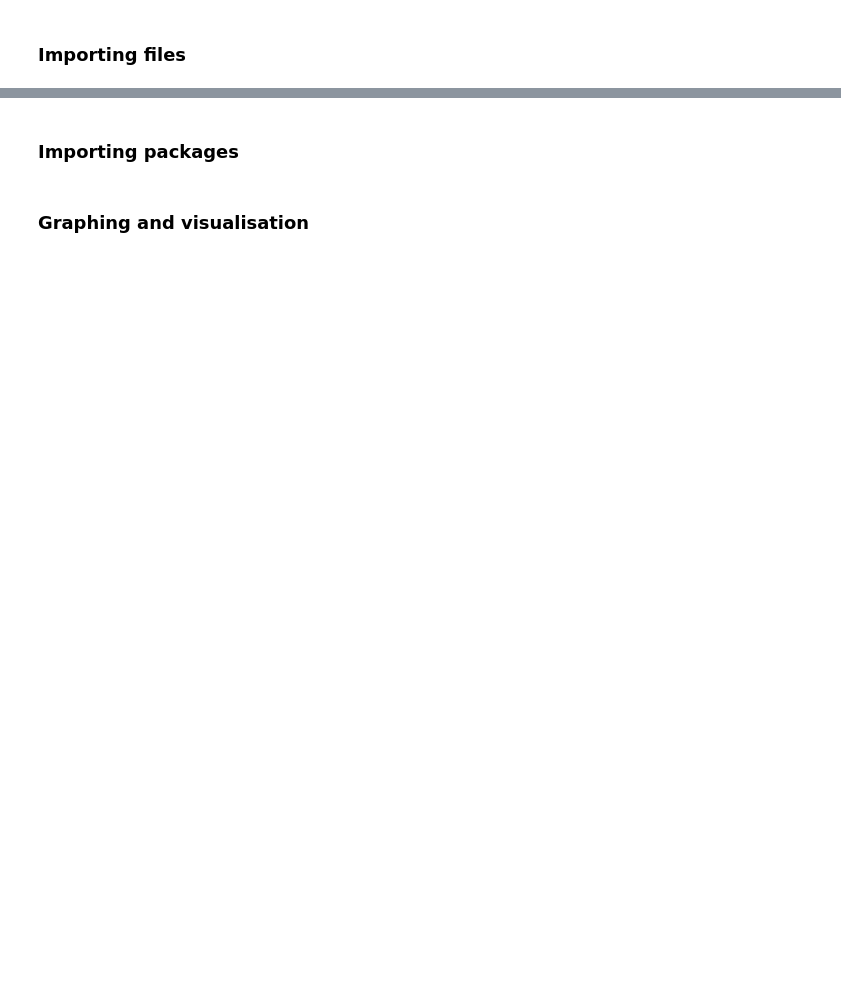
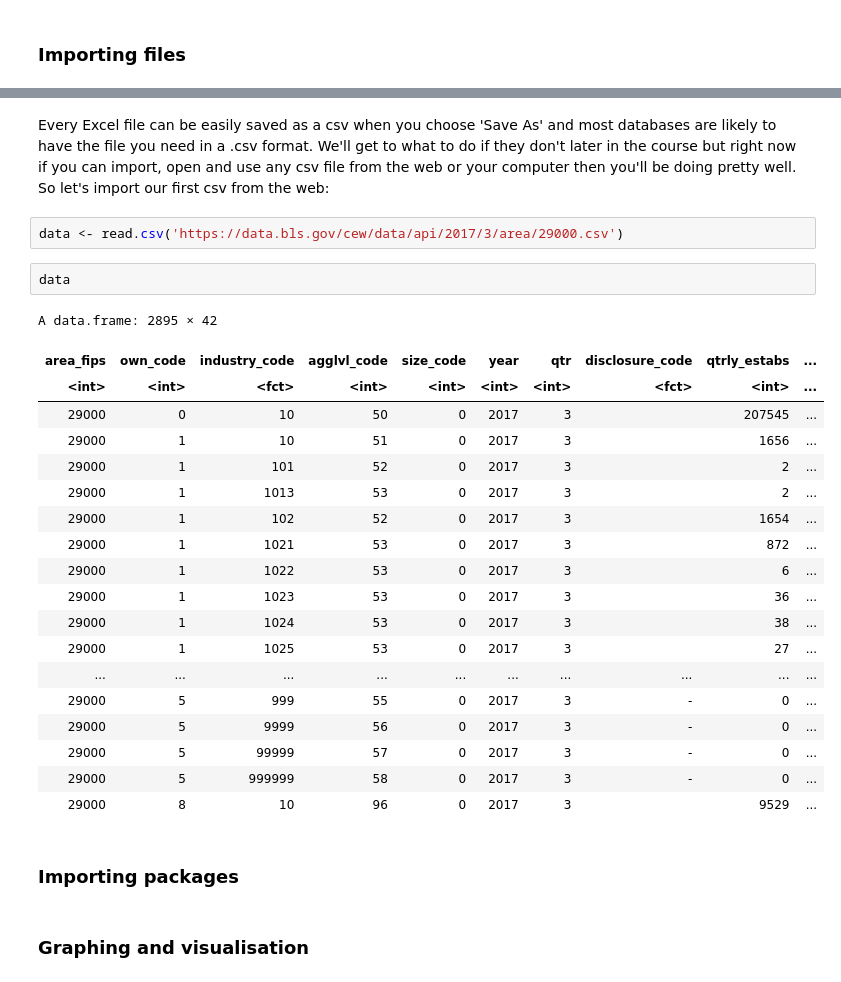
Before and after one commit to hands-on-econ/Hands-On-Econ, a Jupyter notebook: Michaelmas/Week 2. Getting Started with R.ipynb, the cells around one changed output, grey strips where cells are left out. Saved outputs shown, nothing was run; the diff lists cells and outputs as text; blank space fills up the shorter version.

```diff
--- a/Michaelmas/Week 2. Getting Started with R.ipynb
+++ b/Michaelmas/Week 2. Getting Started with R.ipynb
@@ -152,3 +534,29 @@ then we would get an error because R doesn't know what `Hello World` means. When
+# %% [markdown]
+Every Excel file can be easily saved as a csv when you choose 'Save As' and most databases are likely to have the file you need in a .csv format. We'll get to what to do if they don't later in the course but right now if you can import, open and use any csv file from the web or your computer then you'll be doing pretty well. So let's import our first csv from the web:
+# %%
+data <- read.csv('https://data.bls.gov/cew/data/api/2017/3/area/29000.csv')
+# %%
+data
+# %% [output]
+A data.frame: 2895 × 42
+| area_fips | own_code | industry_code | agglvl_code | size_code | year | qtr | disclosure_code | qtrly_estabs | ... |
+| <int> | <int> | <fct> | <int> | <int> | <int> | <int> | <fct> | <int> | ... |
+| 29000 | 0 | 10 | 50 | 0 | 2017 | 3 |  | 207545 | ... |
+| 29000 | 1 | 10 | 51 | 0 | 2017 | 3 |  | 1656 | ... |
+| 29000 | 1 | 101 | 52 | 0 | 2017 | 3 |  | 2 | ... |
+| 29000 | 1 | 1013 | 53 | 0 | 2017 | 3 |  | 2 | ... |
+| 29000 | 1 | 102 | 52 | 0 | 2017 | 3 |  | 1654 | ... |
+| 29000 | 1 | 1021 | 53 | 0 | 2017 | 3 |  | 872 | ... |
+| 29000 | 1 | 1022 | 53 | 0 | 2017 | 3 |  | 6 | ... |
+| 29000 | 1 | 1023 | 53 | 0 | 2017 | 3 |  | 36 | ... |
+| 29000 | 1 | 1024 | 53 | 0 | 2017 | 3 |  | 38 | ... |
+| 29000 | 1 | 1025 | 53 | 0 | 2017 | 3 |  | 27 | ... |
+| ... | ... | ... | ... | ... | ... | ... | ... | ... | ... |
+| 29000 | 5 | 999 | 55 | 0 | 2017 | 3 | - | 0 | ... |
+| 29000 | 5 | 9999 | 56 | 0 | 2017 | 3 | - | 0 | ... |
+| 29000 | 5 | 99999 | 57 | 0 | 2017 | 3 | - | 0 | ... |
+| 29000 | 5 | 999999 | 58 | 0 | 2017 | 3 | - | 0 | ... |
+| 29000 | 8 | 10 | 96 | 0 | 2017 | 3 |  | 9529 | ... |
 # %% [markdown]
   ### Importing packages <a id='Importing packages'></a>
 # %% [markdown]
```
Also changed, not shown: parts of 100 cells of this notebook.
